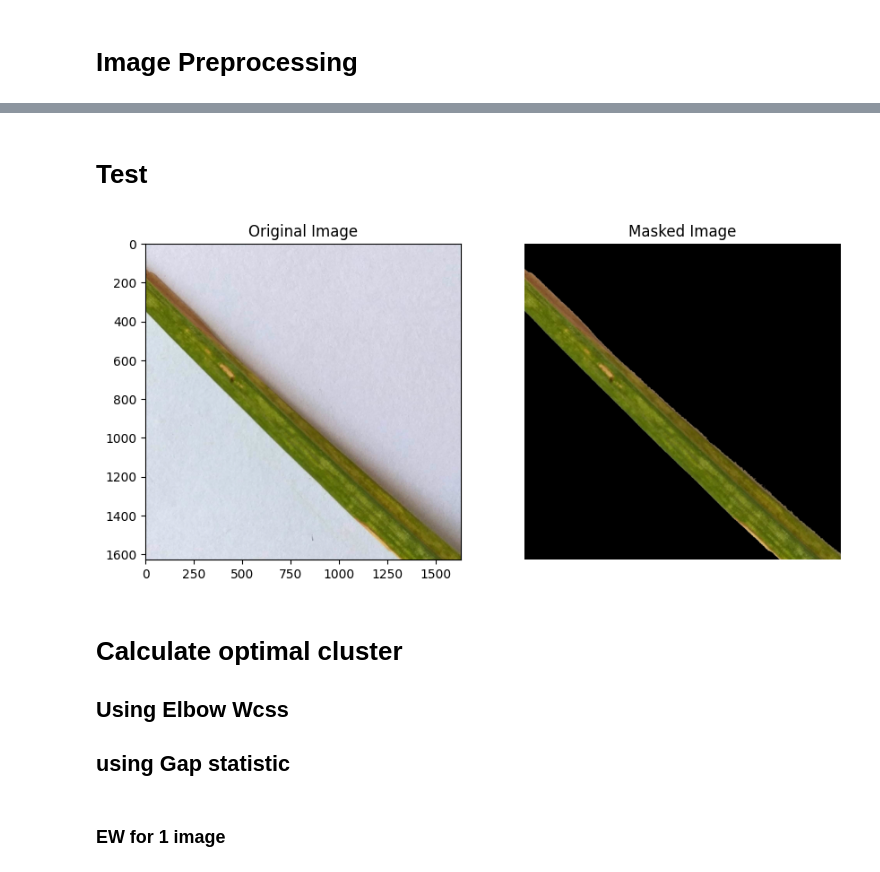
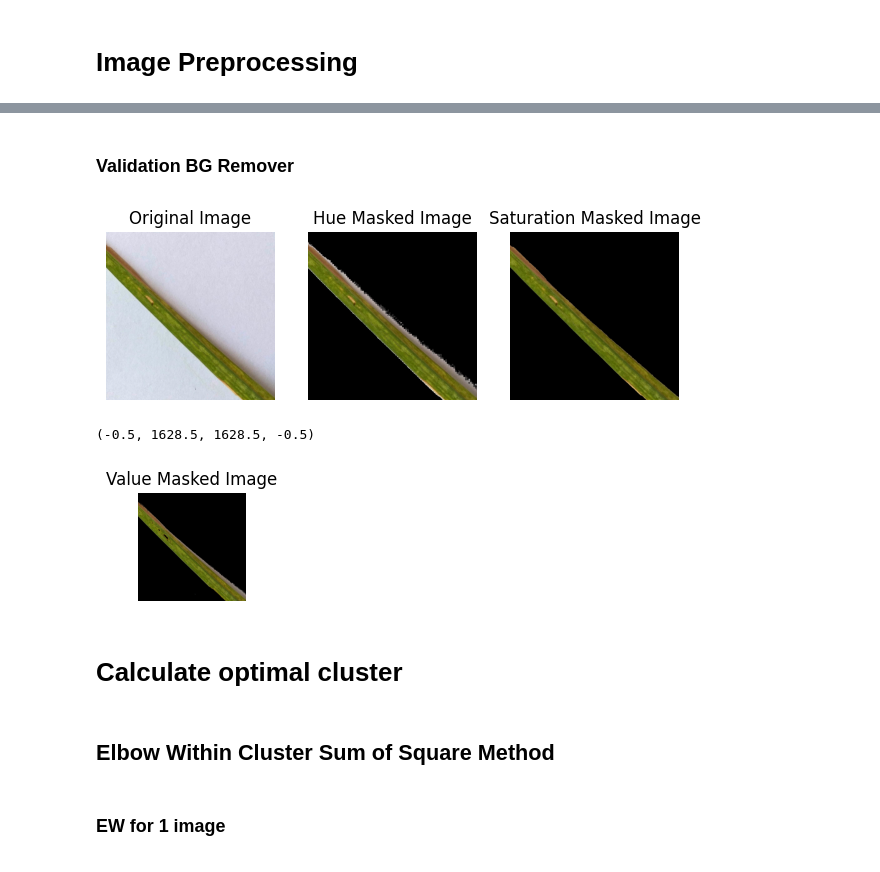
Before and after one commit to maevlava/paddy-leaf, a Jupyter notebook: K segmentation.ipynb, the cells around one changed output, grey strips where cells are left out. Drawn from its saved outputs; the diff is of its cells as text; code cells hidden in the pictures.

Commit message:
Validate Binary Background Remover & Update Elbow and GS algorithm, and organize the codes

```diff
--- a/K segmentation.ipynb
+++ b/K segmentation.ipynb
@@ -116,29 +44,46 @@ plt.show()
 # %% [markdown]
-# Test
+### Validation BG Remover
 # %%
-image = cv.imread("/content/drive/MyDrive/Research Leaf/ASHIIQ/Train/ASHIQ_Train_Blast/IMG_20190419_164227.jpg")
+BG_remove_image = cv.imread("/content/drive/MyDrive/Research Leaf/ASHIIQ/Train/ASHIQ_Train_Blast/IMG_20190419_164227.jpg")
 
-hsv_image = cv.cvtColor(image, cv.COLOR_BGR2HSV)
+hsv_image = cv.cvtColor(BG_remove_image, cv.COLOR_BGR2HSV)
 
+hue = hsv_image[:, :, 0]
 saturation = hsv_image[:, :, 1]
+value = hsv_image[:, :, 2]
 
-_, binary_mask = cv.threshold(saturation, 85, 255, cv.THRESH_BINARY)
+_, hue_binary_mask = cv.threshold(hue, 50, 255, cv.THRESH_BINARY_INV)
+_, saturation_binary_mask = cv.threshold(saturation, 100, 255, cv.THRESH_BINARY)
+_, value_binary_mask = cv.threshold(value, 150, 255, cv.THRESH_BINARY_INV)
 
-masked_image = cv.bitwise_and(image, image, mask=binary_mask)
+hue_masked_image = cv.bitwise_and(BG_remove_image, BG_remove_image, mask=hue_binary_mask)
+saturation_masked_image = cv.bitwise_and(BG_remove_image, BG_remove_image, mask=saturation_binary_mask)
+value_masked_image = cv.bitwise_and(BG_remove_image, BG_remove_image, mask=value_binary_mask)
 
 plt.figure(figsize=(10, 5))
+plt.subplot(1, 4, 1)
 plt.axis("off")
-plt.subplot(1, 2, 1)
 plt.title("Original Image")
-plt.imshow(cv.cvtColor(image, cv.COLOR_BGR2RGB))
-plt.subplot(1, 2, 2)
-plt.title("Masked Image")
-plt.imshow(cv.cvtColor(masked_image, cv.COLOR_BGR2RGB))
+plt.imshow(cv.cvtColor(BG_remove_image, cv.COLOR_BGR2RGB))
+
+plt.subplot(1, 4, 2)
+plt.title("Hue Masked Image")
+plt.imshow(cv.cvtColor(hue_masked_image, cv.COLOR_BGR2RGB))
+plt.axis("off")
+
+plt.subplot(1, 4, 3)
+plt.title("Saturation Masked Image")
+plt.imshow(cv.cvtColor(saturation_masked_image, cv.COLOR_BGR2RGB))
 plt.axis("off")
 plt.show()
+
+plt.subplot(1, 4, 4)
+plt.title("Value Masked Image")
+plt.imshow(cv.cvtColor(value_masked_image, cv.COLOR_BGR2RGB))
+plt.axis("off")
 # %% [output]
-[figure, old version]
+[figure, new version]
+(-0.5, 1628.5, 1628.5, -0.5)
+[figure, added]
 # %% [markdown]
 # Calculate optimal cluster
-## Using Elbow Wcss
-## using Gap statistic
@@ -145,2 +92,4 @@ plt.show()
+# %% [markdown]
+## Elbow Within Cluster Sum of Square Method
 # %% [markdown]
 ### EW for 1 image
```
Also changed, not shown: parts of 30 cells of this notebook.
